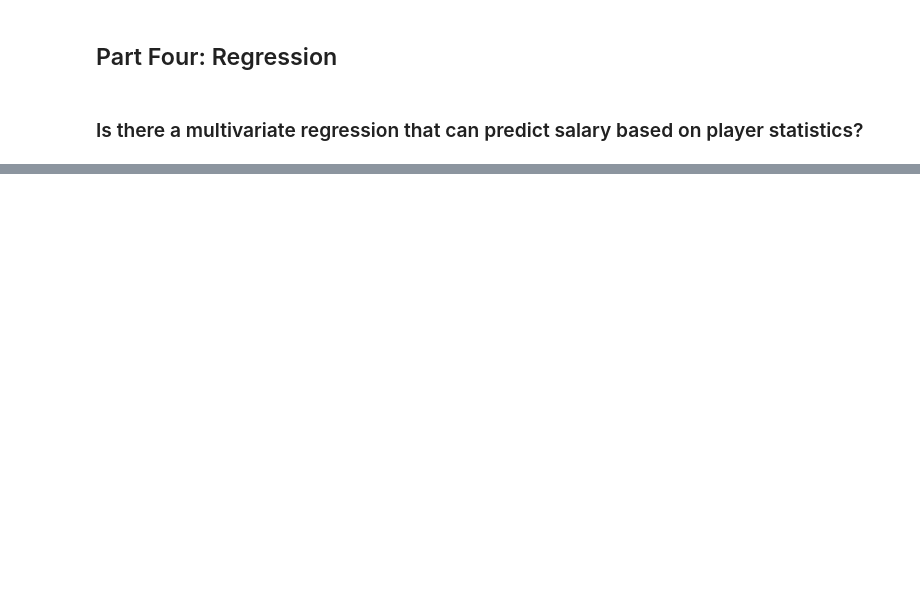
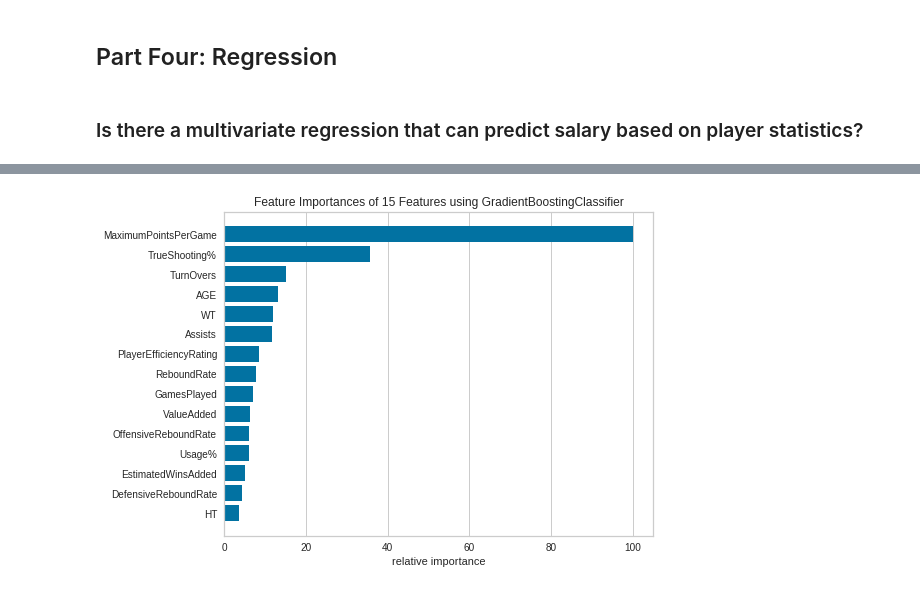
Before and after one commit to mjiapalucci/GeorgetownDS, a Jupyter notebook: Statistics.ipynb, the cells around one changed output, grey strips where cells are left out. Saved outputs shown, nothing was run; the diff lists cells and outputs as text; code cells hidden in the pictures; blank space fills up the shorter version.

```diff
--- a/Statistics.ipynb
+++ b/Statistics.ipynb
@@ -332,0 +335,11 @@ _Enter answers here by double clicking on the cell, then "running it" when done_
+# %%
+# Enter code here
+from sklearn.linear_model import LinearRegression
+from sklearn.model_selection import train_test_split
+
+y = df['SALARY']
+X = df[['GamesPlayed', 'MaximumPointsPerGame', 'TrueShooting%', 'Assists', 'TurnOvers', 'Usage%',
+        'OffensiveReboundRate', 'DefensiveReboundRate', 'ReboundRate', 'PlayerEfficiencyRating', 'ValueAdded',
+        'EstimatedWinsAdded', 'AGE', 'HT', 'WT']]
+
+X_train, X_test, y_train, y_test = train_test_split(X, y, test_size=0.2, random_state=0)
@@ -332,0 +378,10 @@ _Enter answers here by double clicking on the cell, then "running it" when done_
+# %%
+from sklearn.ensemble import GradientBoostingClassifier
+from yellowbrick.features.importances import FeatureImportances
+fig = plt.figure()
+ax = fig.add_subplot()
+viz = FeatureImportances(GradientBoostingClassifier(), ax=ax)
+viz.fit(X, y)
+viz.poof()
+# %% [output]
+[figure, added]
```
Also changed, not shown: parts of 29 cells of this notebook.
